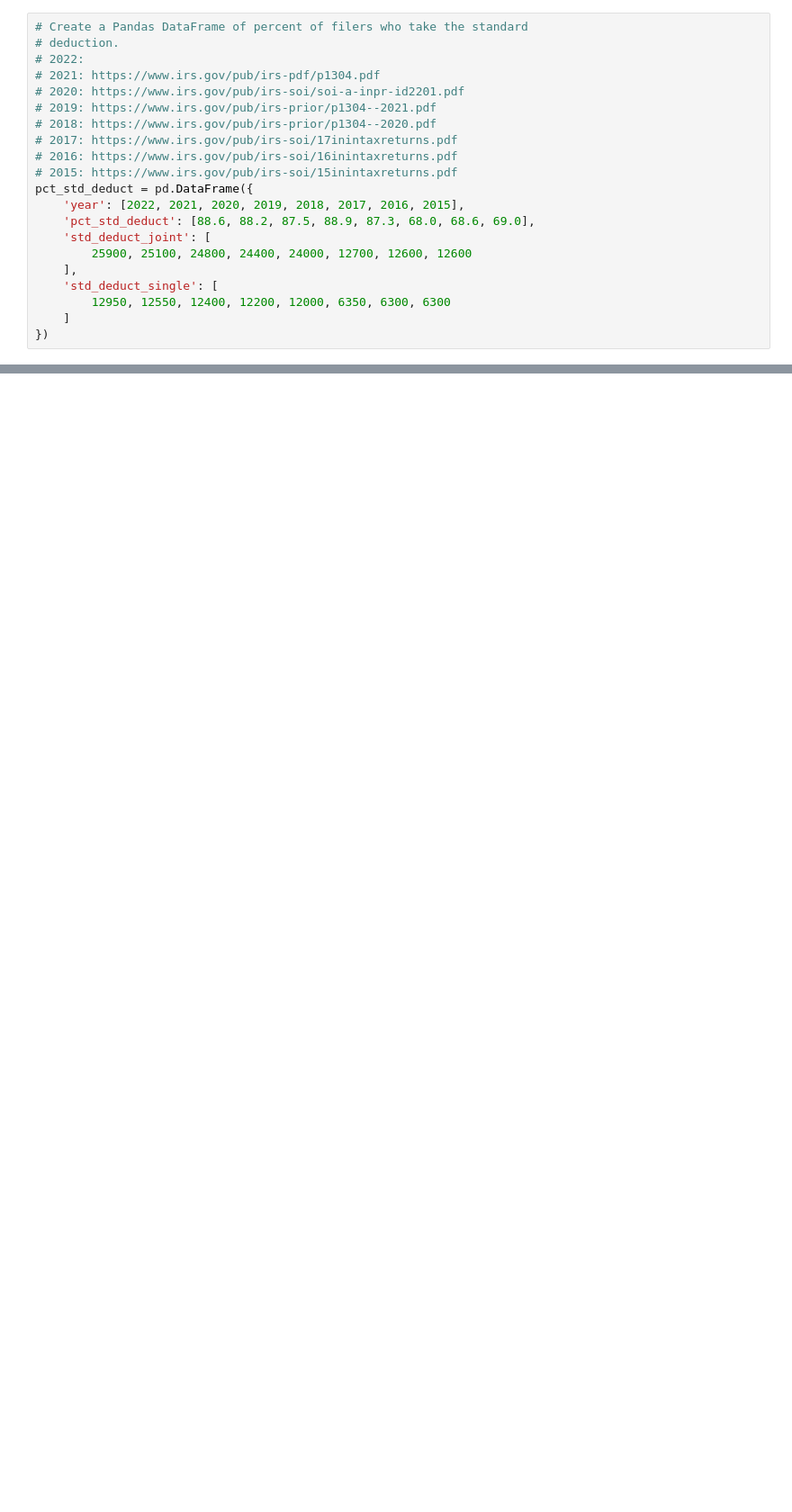
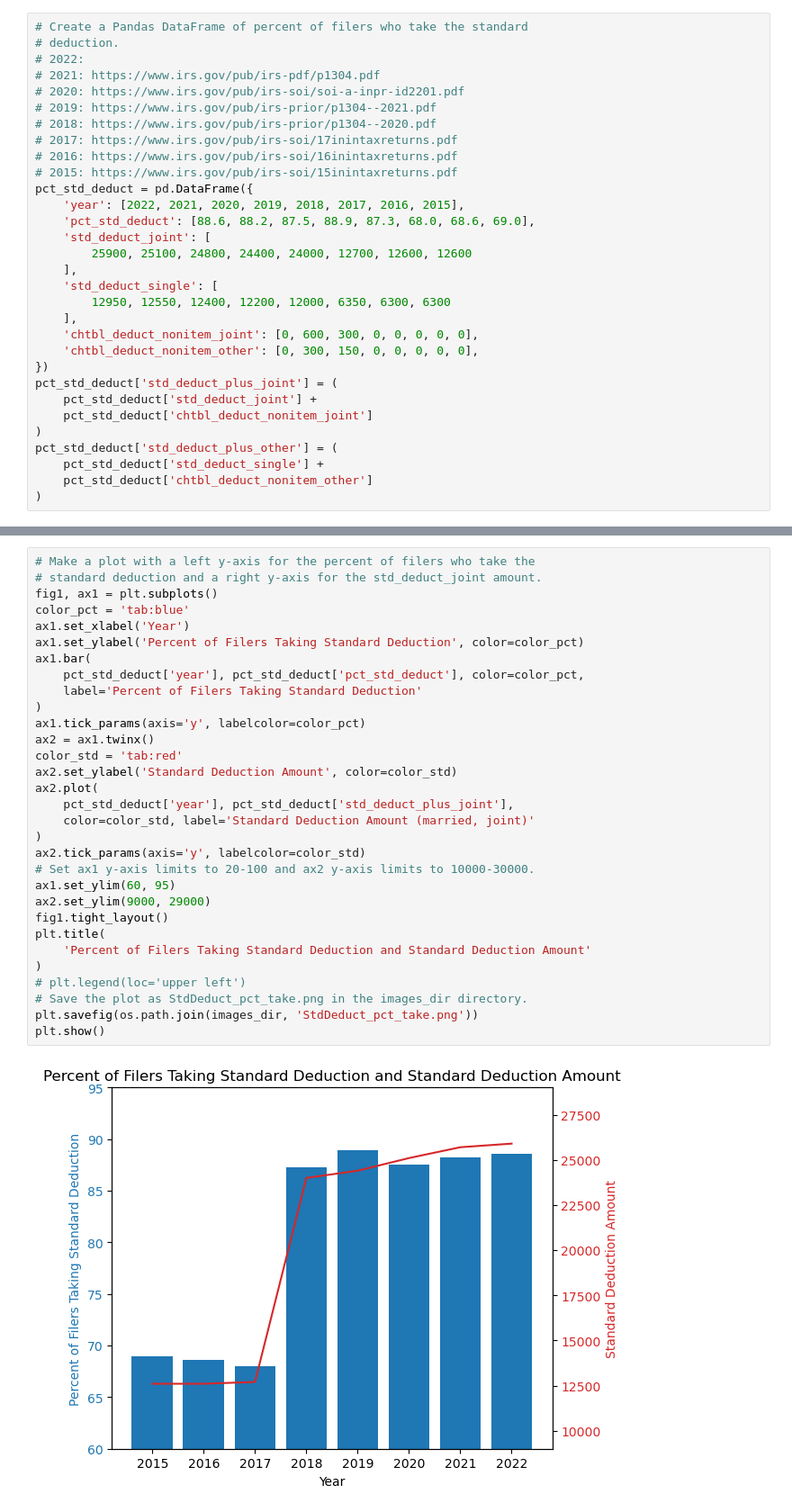
Before and after one commit to OpenSourceEcon/CharitableContrib, a Jupyter notebook: CharitableContrib.ipynb, the cells around one changed output, grey strips where cells are left out. Shown at 90% size. Cells and saved outputs as stored; diff of their text form; blank space fills up the shorter version.

```diff
--- a/CharitableContrib.ipynb
+++ b/CharitableContrib.ipynb
@@ -22,5 +49,15 @@ pct_std_deduct = pd.DataFrame({
     ],
     'std_deduct_single': [
         12950, 12550, 12400, 12200, 12000, 6350, 6300, 6300
-    ]
+    ],
+    'chtbl_deduct_nonitem_joint': [0, 600, 300, 0, 0, 0, 0, 0],
+    'chtbl_deduct_nonitem_other': [0, 300, 150, 0, 0, 0, 0, 0],
 })
+pct_std_deduct['std_deduct_plus_joint'] = (
+    pct_std_deduct['std_deduct_joint'] +
+    pct_std_deduct['chtbl_deduct_nonitem_joint']
+)
+pct_std_deduct['std_deduct_plus_other'] = (
+    pct_std_deduct['std_deduct_single'] +
+    pct_std_deduct['chtbl_deduct_nonitem_other']
+)
@@ -41,0 +64,33 @@ item_agi_22_df = pd.read_excel(
+# %%
+# Make a plot with a left y-axis for the percent of filers who take the
+# standard deduction and a right y-axis for the std_deduct_joint amount.
+fig1, ax1 = plt.subplots()
+color_pct = 'tab:blue'
+ax1.set_xlabel('Year')
+ax1.set_ylabel('Percent of Filers Taking Standard Deduction', color=color_pct)
+ax1.bar(
+    pct_std_deduct['year'], pct_std_deduct['pct_std_deduct'], color=color_pct,
+    label='Percent of Filers Taking Standard Deduction'
+)
+ax1.tick_params(axis='y', labelcolor=color_pct)
+ax2 = ax1.twinx()
+color_std = 'tab:red'
+ax2.set_ylabel('Standard Deduction Amount', color=color_std)
+ax2.plot(
+    pct_std_deduct['year'], pct_std_deduct['std_deduct_plus_joint'],
+    color=color_std, label='Standard Deduction Amount (married, joint)'
+)
+ax2.tick_params(axis='y', labelcolor=color_std)
+# Set ax1 y-axis limits to 20-100 and ax2 y-axis limits to 10000-30000.
+ax1.set_ylim(60, 95)
+ax2.set_ylim(9000, 29000)
+fig1.tight_layout()
+plt.title(
+    'Percent of Filers Taking Standard Deduction and Standard Deduction Amount'
+)
+# plt.legend(loc='upper left')
+# Save the plot as StdDeduct_pct_take.png in the images_dir directory.
+plt.savefig(os.path.join(images_dir, 'StdDeduct_pct_take.png'))
+plt.show()
+# %% [output]
+[figure, added]
```
Also changed, not shown: parts of 21 cells of this notebook, 27 other files.
